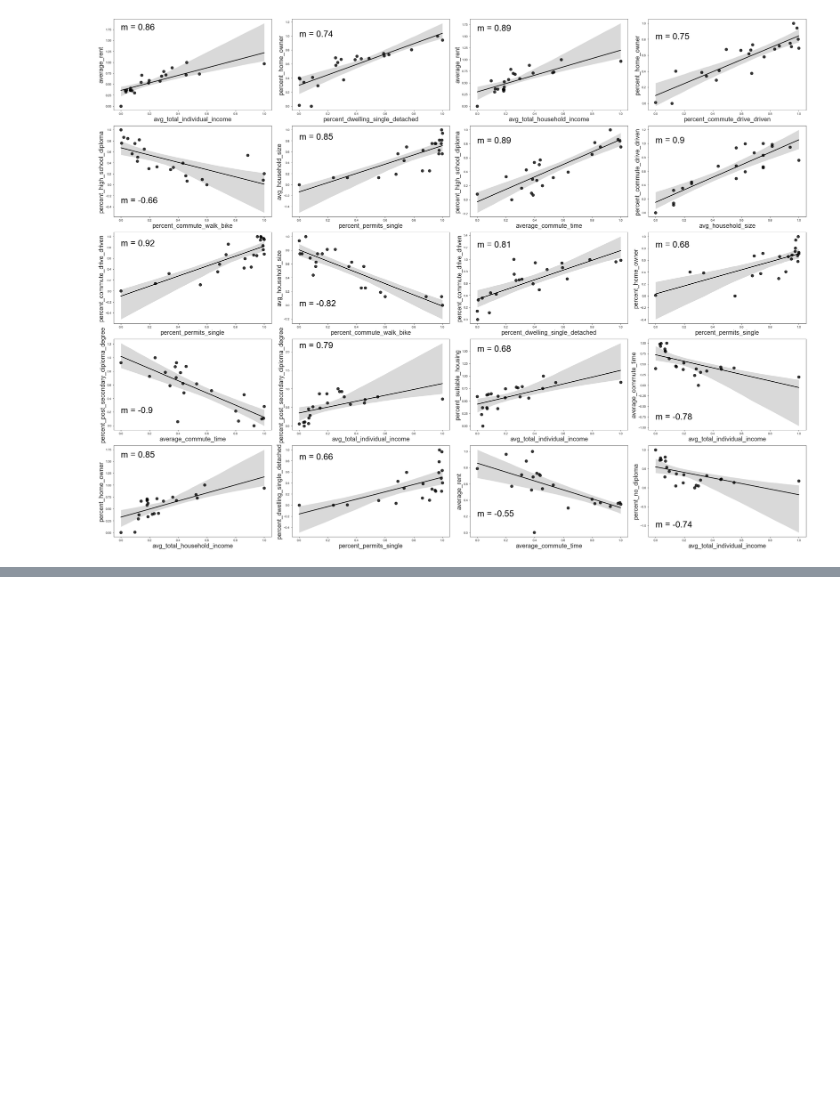
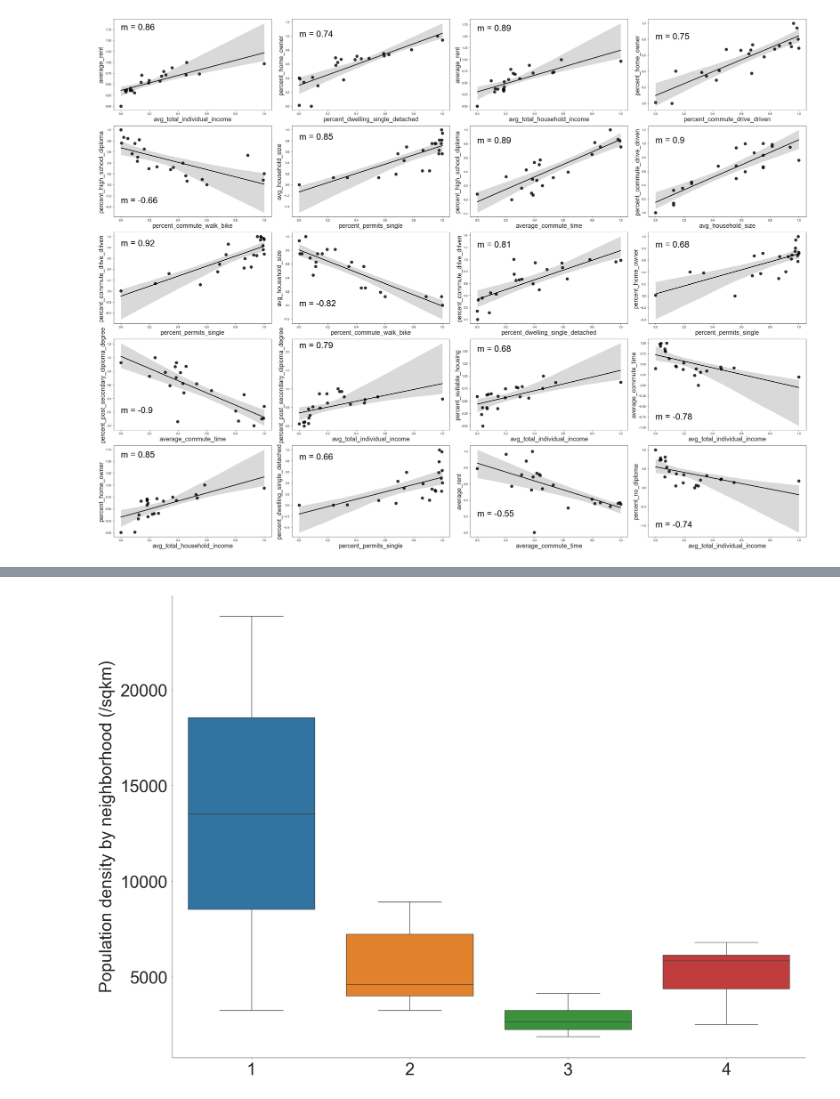
Before and after one commit to joinedspace/dejavu, a Jupyter notebook: datasets-queries/dejavu.ipynb, the cells around one changed output, grey strips where cells are left out. Saved outputs shown, nothing was run; the diff lists cells and outputs as text; code cells hidden in the pictures; blank space fills up the shorter version.

```diff
--- a/datasets-queries/dejavu.ipynb
+++ b/datasets-queries/dejavu.ipynb
@@ -50,6 +50,7 @@ df_demos_cleaned = sqldf(query_demo_cleanup)
 df_permits = pd.read_csv('issued-building-permits.csv', delimiter = ";")
 df_permits_multi = pd.read_csv('permits-over-time-multi.csv')
 df_2022_election = pd.read_csv('2022_voting_results.csv')
+df_population_density = pd.read_csv('neighborhood_population_densities.csv')
 # %% [markdown]
 ## Permits Granted Over Time VS Neighborhood
 # %%
@@ -276,0 +278,19 @@ print(correlation_voting, pvalue_voting)
+# %%
+#----- Plotting population density by neighborhood, color coded to neighborhood category
+pop_dens = df_population_density[['neighborhood', 'category',
+                                  'density_per_km2']].sort_values(by=['density_per_km2'],
+                                                                            ascending=False).reset_index()
+
+fig_6 = plt.figure()
+ax8 = fig_6.add_subplot(111)
+sns.boxplot(data=pop_dens,
+             x="category", y="density_per_km2")
+
+ax8.set_ylabel('Population density by neighborhood (/sqkm)', labelpad=15, fontsize = 48)
+ax8.set_xlabel('')
+ax8.tick_params(axis='both', which='major', pad=10, labelsize=48)
+
+sns.despine(bottom = False, left = False)
+plt.savefig('population_density_by_neighborhood.png', bbox_inches='tight')
+# %% [output]
+[figure, added]
```
Also changed, not shown: parts of 4 cells of this notebook.
